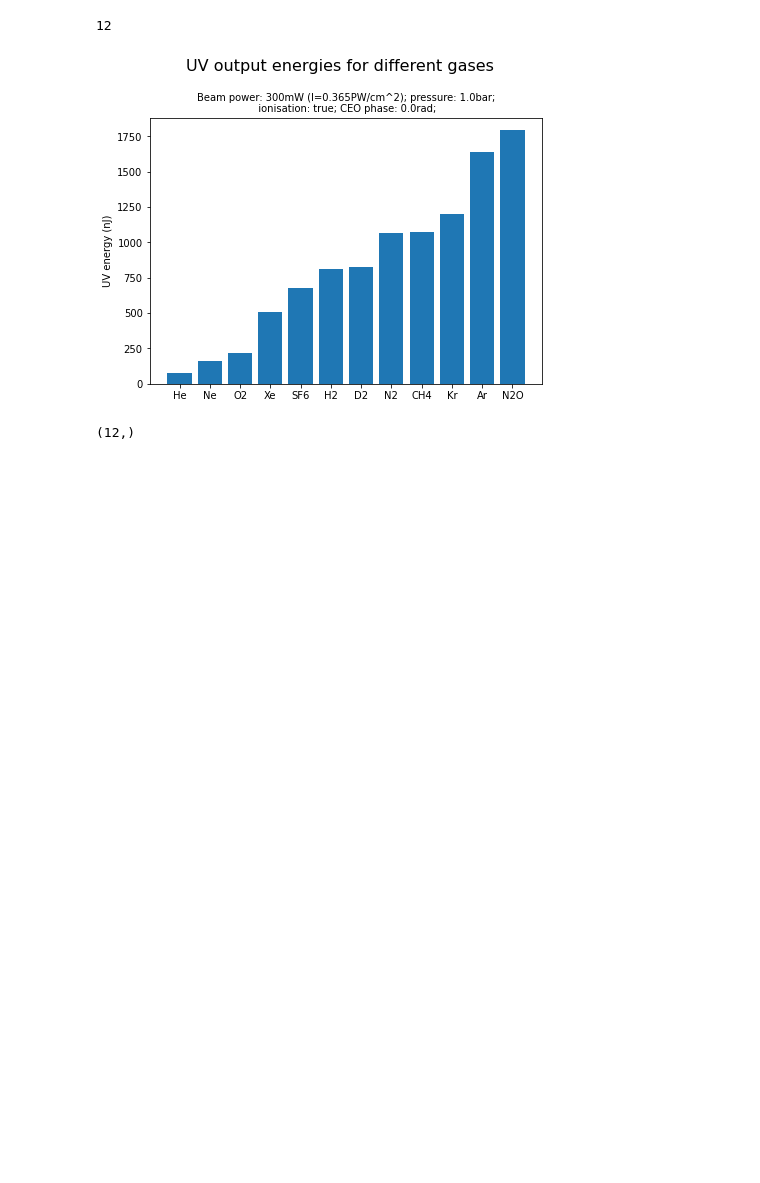
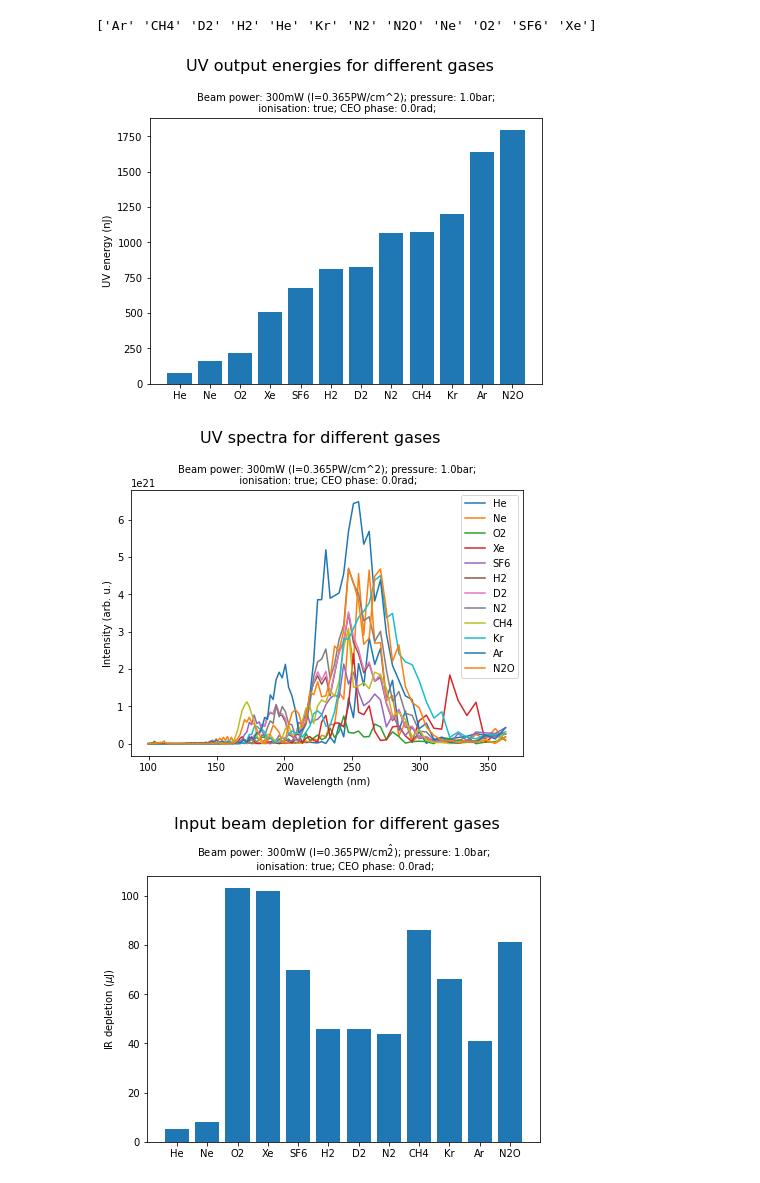
Before and after one commit to david-f-amorim/Simulating-THG-of-few-femtosecond-pulses-in-a-noble-gas-, a Jupyter notebook: gas_scans/gas_eval.ipynb, the cells around one changed output. Cells and saved outputs as stored; diff of their text form; code cells hidden in the pictures; blank space fills up the shorter version.

```diff
--- a/gas_scans/gas_eval.ipynb
+++ b/gas_scans/gas_eval.ipynb
@@ -21,33 +21,62 @@ for i in np.arange(N):
         gas_arr = np.append(gas_arr, gas)
         E_out_arr = np.append(E_out_arr, float(E_out))
         dir_arr = np.append(dir_arr, os.path.join(".",dir))
 
-print(len(dir_arr))
+print(gas_arr)
 
 spec_arr = np.empty(len(dir_arr), dtype="object")
 
 for j in np.arange(len(dir_arr)):
 
     spectrum = np.loadtxt(os.path.join(dir_arr[j], "UV_spectrum.txt"))
     spec_arr[j] = spectrum
 
+
+E_IR_arr = np.array([ 41, 86, 46, 46, 5, 66, 44, 81,8, 103, 70, 102 ]) *1e-6
+# fix H2!!! file not on sync&share!
+
+
 # sort arrays
 gas_arr = gas_arr[E_out_arr.argsort()]
 spec_arr = spec_arr[E_out_arr.argsort()]
+E_IR_arr = E_IR_arr[E_out_arr.argsort()]
 E_out_arr = E_out_arr[E_out_arr.argsort()]
 
 plt.figure(figsize=[7.04, 5.28])
 plt.suptitle("UV output energies for different gases", fontsize=16)
 plt.subplots_adjust(top=0.825)
 plt.title("Beam power: 300mW (I=0.365PW/cm^2); pressure: 1.0bar;\n  ionisation: true; CEO phase: 0.0rad; ",fontsize=10)
 plt.bar(gas_arr, E_out_arr*1e9)
 plt.ylabel("UV energy (nJ)")
 
 plt.savefig("UV_energies.png",dpi=1000)
 plt.show()
 
 plt.figure(figsize=[7.04, 5.28])
+plt.suptitle("UV spectra for different gases", fontsize=16)
+plt.subplots_adjust(top=0.825)
+plt.title("Beam power: 300mW (I=0.365PW/cm^2); pressure: 1.0bar;\n  ionisation: true; CEO phase: 0.0rad; ",fontsize=10)
+plt.xlabel("Wavelength (nm)")
+plt.ylabel("Intensity (arb. u.)")
+for i in np.arange(len(gas_arr)):
+    spectrum = spec_arr[i]
+    plt.plot(spectrum[:,0]*1e9, spectrum[:,1], label=gas_arr[i])
+
+plt.legend()
+plt.savefig("UV_spectra.png",dpi=1000)
+plt.show()
+
+plt.figure(figsize=[7.04, 5.28])
+plt.suptitle("Input beam depletion for different gases", fontsize=16)
+plt.subplots_adjust(top=0.825)
+plt.title("Beam power: 300mW (I=0.365PW/cm^2); pressure: 1.0bar;\n  ionisation: true; CEO phase: 0.0rad; ",fontsize=10)
+plt.bar(gas_arr, E_IR_arr*1e6)
+plt.ylabel("IR depletion ($\\mu$J)")
+
+plt.savefig("IR_depletion.png",dpi=1000)
+plt.show()
 # %% [output]
-12
+['Ar' 'CH4' 'D2' 'H2' 'He' 'Kr' 'N2' 'N2O' 'Ne' 'O2' 'SF6' 'Xe']
 [figure]
-(12,)
+[figure, added]
+[figure, added]
```
Also changed, not shown: 22 other files.
